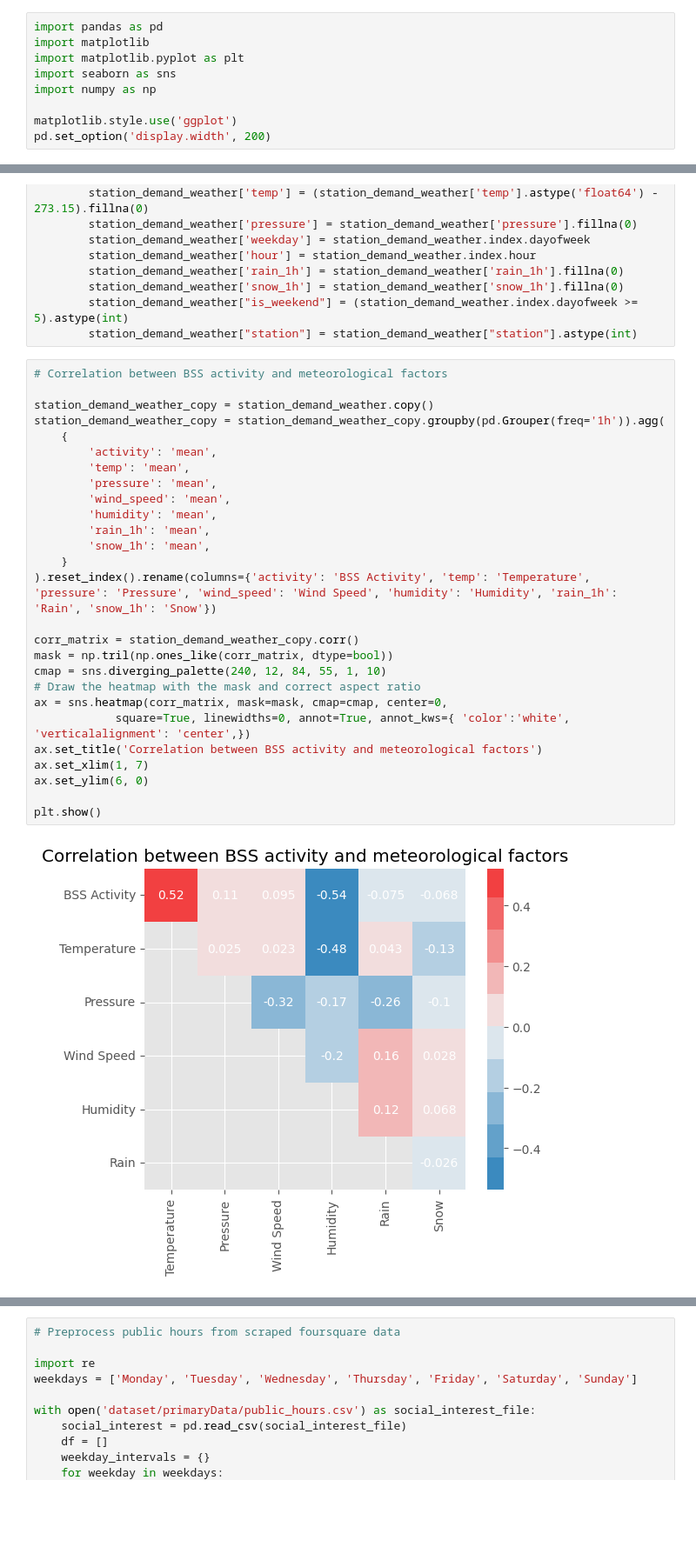
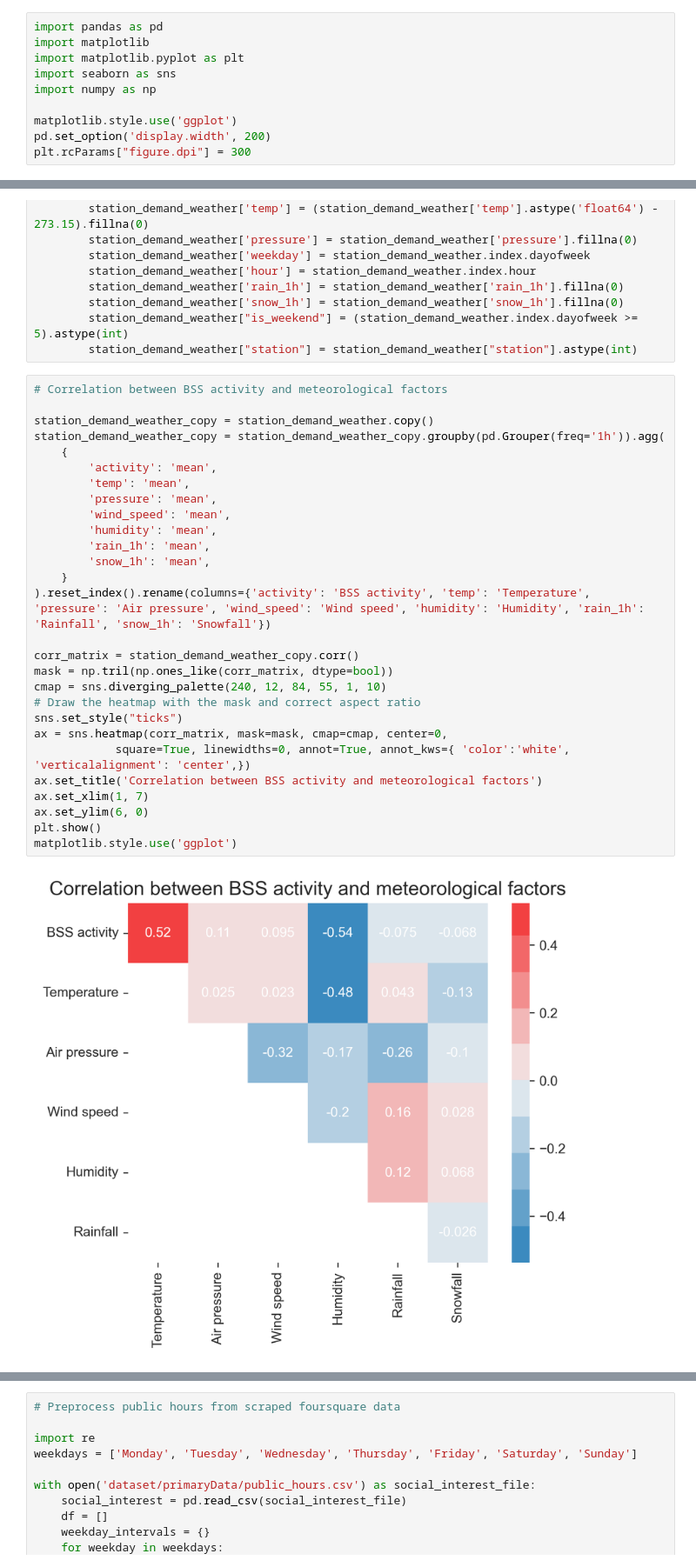
Before and after one commit to sebastianruehmann/available-citybikes, a Jupyter notebook: data_exploration.ipynb, the cells around one changed output, grey strips where cells are left out. Shown at 87% size. Drawn from its saved outputs; the diff is of its cells as text; blank space fills up the shorter version.

Commit message:
Release data exploration figures

```diff
--- a/data_exploration.ipynb
+++ b/data_exploration.ipynb
@@ -7,6 +7,7 @@ import numpy as np
 
 matplotlib.style.use('ggplot')
 pd.set_option('display.width', 200)
+plt.rcParams["figure.dpi"] = 300
 # %%
 # Open StadtRad trips and preprocess
 # - Format dates to datetime
@@ -107,32 +108,33 @@ with open('dataset/primaryData/weather.csv') as weather_file:
 # %%
 # Correlation between BSS activity and meteorological factors
 
 station_demand_weather_copy = station_demand_weather.copy()
 station_demand_weather_copy = station_demand_weather_copy.groupby(pd.Grouper(freq='1h')).agg(
     {
         'activity': 'mean',
         'temp': 'mean',
         'pressure': 'mean',
         'wind_speed': 'mean',
         'humidity': 'mean',
         'rain_1h': 'mean',
         'snow_1h': 'mean',
     }
-).reset_index().rename(columns={'activity': 'BSS Activity', 'temp': 'Temperature', 'pressure': 'Pressure', 'wind_speed': 'Wind Speed', 'humidity': 'Humidity', 'rain_1h': 'Rain', 'snow_1h': 'Snow'})
+).reset_index().rename(columns={'activity': 'BSS activity', 'temp': 'Temperature', 'pressure': 'Air pressure', 'wind_speed': 'Wind speed', 'humidity': 'Humidity', 'rain_1h': 'Rainfall', 'snow_1h': 'Snowfall'})
 
 corr_matrix = station_demand_weather_copy.corr()
 mask = np.tril(np.ones_like(corr_matrix, dtype=bool))
 cmap = sns.diverging_palette(240, 12, 84, 55, 1, 10)
 # Draw the heatmap with the mask and correct aspect ratio
+sns.set_style("ticks")
 ax = sns.heatmap(corr_matrix, mask=mask, cmap=cmap, center=0,
             square=True, linewidths=0, annot=True, annot_kws={ 'color':'white', 'verticalalignment': 'center',})
 ax.set_title('Correlation between BSS activity and meteorological factors')
 ax.set_xlim(1, 7)
 ax.set_ylim(6, 0)
-
 plt.show()
+matplotlib.style.use('ggplot')
 # %% [output]
-[figure, old version]
+[figure, new version]
 # %%
 # Sanity Check meteorological data due to unexpected absences of effects
 
```
Also changed, not shown: parts of 6 cells of this notebook.
